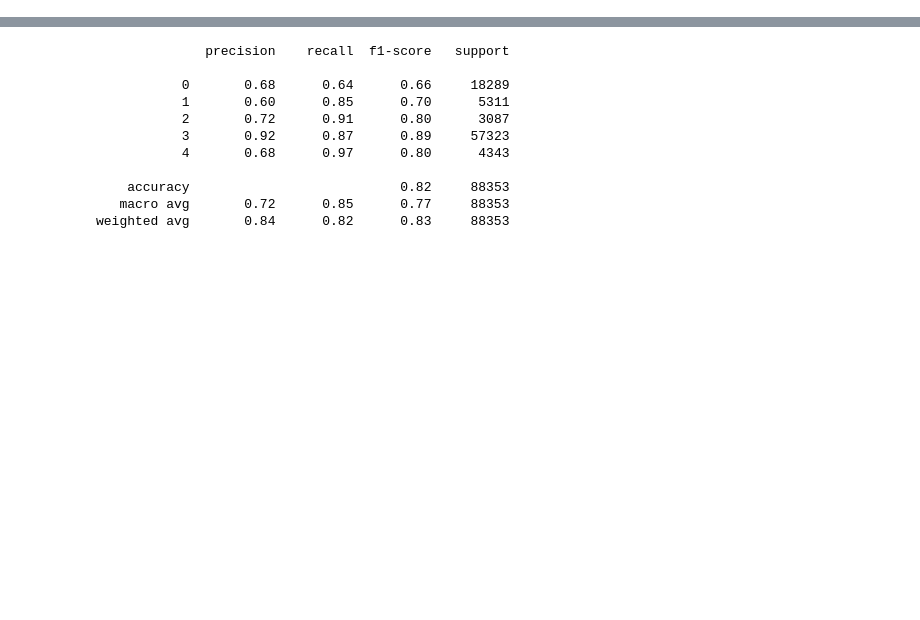
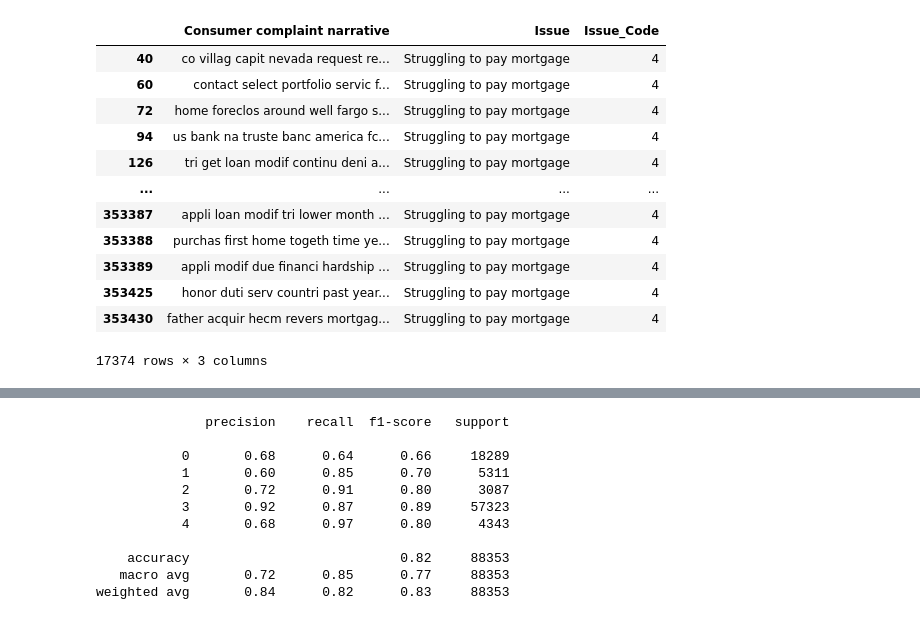
Before and after one commit to nss-data-science-cohort-6/cfpb_text_classification-el_chapo, a Jupyter notebook: basic_NB_model.ipynb, the cells around one changed output, grey strips where cells are left out. Cells and saved outputs as stored; diff of their text form; code cells hidden in the pictures; blank space fills up the shorter version.

```diff
--- a/basic_NB_model.ipynb
+++ b/basic_NB_model.ipynb
@@ -7,6 +7,22 @@ import numpy as np
 import matplotlib.pyplot as plt
 # %%
 data = pd.read_csv('./data/complaints_preprocessed.csv').dropna()
+# %%
+data[data['Issue_Code'] == 4]
+# %% [output]
+|  | Consumer complaint narrative | Issue | Issue_Code |
+| 40 | co villag capit nevada request re... | Struggling to pay mortgage | 4 |
+| 60 | contact select portfolio servic f... | Struggling to pay mortgage | 4 |
+| 72 | home foreclos around well fargo s... | Struggling to pay mortgage | 4 |
+| 94 | us bank na truste banc america fc... | Struggling to pay mortgage | 4 |
+| 126 | tri get loan modif continu deni a... | Struggling to pay mortgage | 4 |
+| ... | ... | ... | ... |
+| 353387 | appli loan modif tri lower month ... | Struggling to pay mortgage | 4 |
+| 353388 | purchas first home togeth time ye... | Struggling to pay mortgage | 4 |
+| 353389 | appli modif due financi hardship ... | Struggling to pay mortgage | 4 |
+| 353425 | honor duti serv countri past year... | Struggling to pay mortgage | 4 |
+| 353430 | father acquir hecm revers mortgag... | Struggling to pay mortgage | 4 |
+17374 rows × 3 columns
 # %%
 X = data['Consumer complaint narrative']
 y = data['Issue_Code']
```
Also changed, not shown: parts of 3 cells of this notebook.
